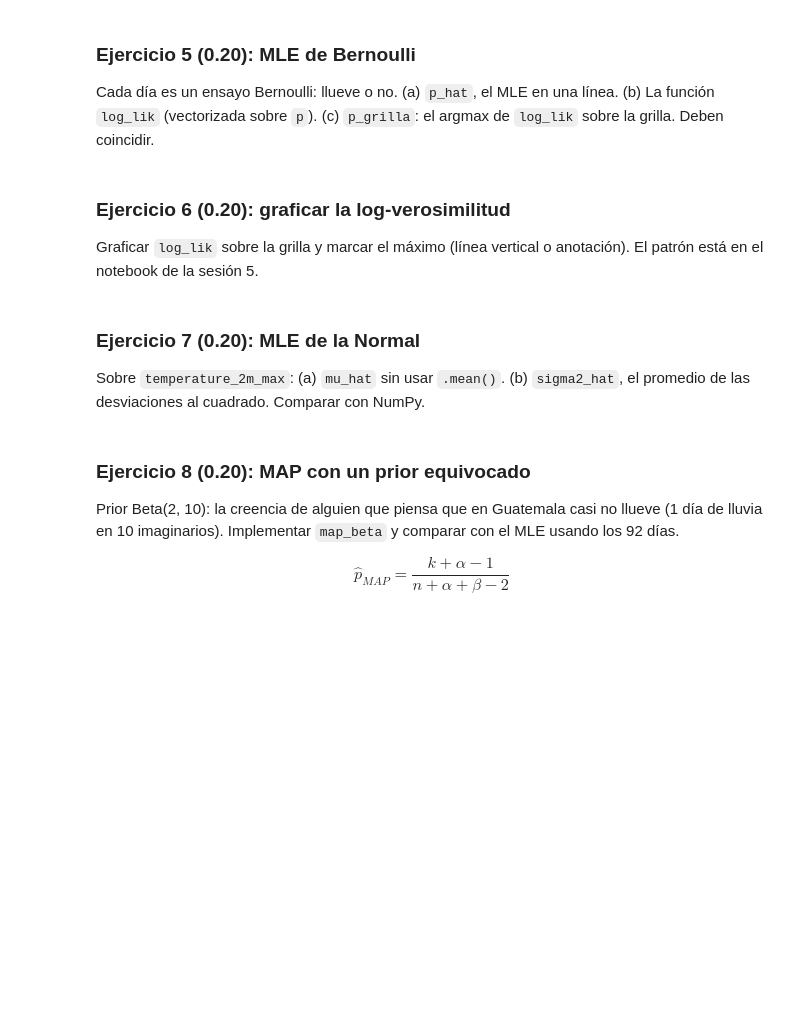
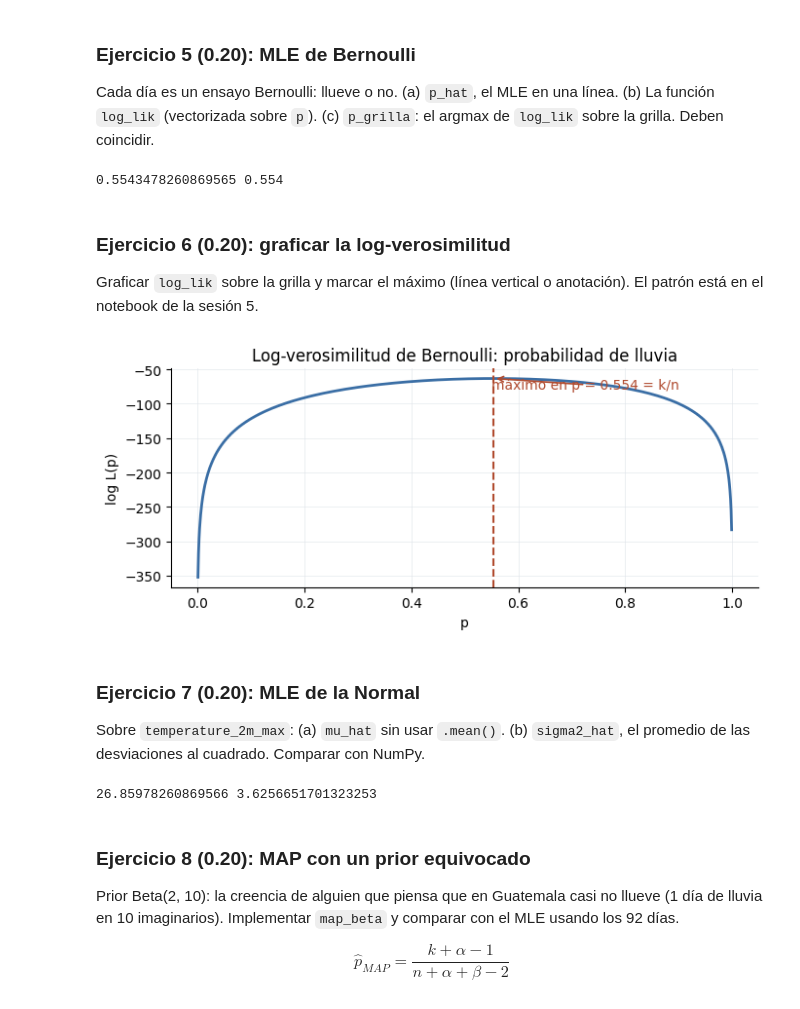
Before and after one commit to Juanda-C7/DataScienceHDT2-Probabilidad-MLE-MAP, a Jupyter notebook: Con IA (completo)/HDT2-IA.ipynb, the cells around one changed output. Cells and saved outputs as stored; diff of their text form; code cells hidden in the pictures; blank space fills up the shorter version.

```diff
--- a/Con IA (completo)/HDT2-IA.ipynb
+++ b/Con IA (completo)/HDT2-IA.ipynb
@@ -98,12 +102,12 @@ assert int(clima["llovio"].sum()) == 51 and len(clima) == 92
 Construir el diccionario `ficha` con las llaves `fuente`, `url`, `rango_fechas`, `fecha_descarga`, `filas` y `variables`. Guardarlo como `clima_procedencia.json` y guardar `clima` como `clima_gt.csv`.
 # %%
 ficha = {
-    "fuente":
-    "url":
-    "rango_fechas":
-    "fecha_descarga":
-    "filas":
-    "variables":
+    "fuente": "Open-Meteo (ERA5 archive)",
+    "url": URL,
+    "rango_fechas": f"{clima['time'].min().date()} a {clima['time'].max().date()}",
+    "fecha_descarga": pd.Timestamp.now().strftime("%Y-%m-%d %H:%M"),
+    "filas": len(clima),
+    "variables": list(clima.columns),
 }
 
 # guardar ficha como clima_procedencia.json y clima como clima_gt.csv
@@ -111,9 +115,9 @@ ficha = {
 with open("clima_procedencia.json", "w", encoding="utf-8") as f:
     json.dump(ficha, f, ensure_ascii=False, indent=2, default=str)
 
-clima.to_csv("clima_gt.csv", index=false)
+clima.to_csv("clima_gt.csv", index=False)
 
 # Verificación (descomentar):
-# import os
-# assert os.path.exists("clima_procedencia.json") and os.path.exists("clima_gt.csv")
-# assert ficha["filas"] == 92
+import os
+assert os.path.exists("clima_procedencia.json") and os.path.exists("clima_gt.csv")
+assert ficha["filas"] == 92
@@ -140,15 +142,35 @@ def log_lik(p, k, n):
 grilla = np.linspace(0.001, 0.999, 999)
 p_grilla =  grilla[np.argmax(log_lik(grilla,k, n))]
 
+print(p_hat, p_grilla)
+
 # Verificación (descomentar):
 assert abs(p_hat - k / n) < 1e-12
 assert abs(p_grilla - p_hat) < 0.001
+# %% [output]
+0.5543478260869565 0.554
 # %% [markdown]
 ### Ejercicio 6 (0.20): graficar la log-verosimilitud
 
 Graficar `log_lik` sobre la grilla y marcar el máximo (línea vertical o anotación). El patrón está en el notebook de la sesión 5.
 # %%
-# ¿Qué va aquí?
+ll = log_lik(grilla, k, n)
+
+fig, ax = plt.subplots(figsize=(7, 3.2))
+ax.plot(grilla, ll, color=AZUL, lw=2)
+ax.axvline(p_grilla, color=ROJO, ls="--", lw=1.5)
+ax.annotate(f"máximo en p = {p_grilla:.3f} = k/n",
+            xy=(p_grilla, ll.max()), xytext=(0.55, ll.max() - 15),
+            color=ROJO,
+            arrowprops=dict(arrowstyle="->", color=ROJO, lw=1.2))
+ax.set_xlabel("p")
+ax.set_ylabel("log L(p)")
+ax.set_title("Log-verosimilitud de Bernoulli: probabilidad de lluvia")
+eje_limpio(ax)
+plt.tight_layout()
+plt.show()
+# %% [output]
+[figure, added]
 # %% [markdown]
 ### Ejercicio 7 (0.20): MLE de la Normal
 
@@ -162,9 +184,13 @@ mu_hat = temp.sum() / len(temp)
 # b) sigma2_hat: promedio de (temp - mu_hat)**2
 sigma2_hat = ((temp - mu_hat)**2).sum() / len(temp)
 
+print(mu_hat, sigma2_hat)
+
 # Verificación (descomentar):
 assert np.isclose(mu_hat, temp.mean())
 assert np.isclose(np.sqrt(sigma2_hat), temp.std(ddof=0))
+# %% [output]
+26.85978260869566 3.6256651701323253
 # %% [markdown]
 ### Ejercicio 8 (0.20): MAP con un prior equivocado
 
```
Also changed, not shown: parts of 6 cells of this notebook, 2 other files.
